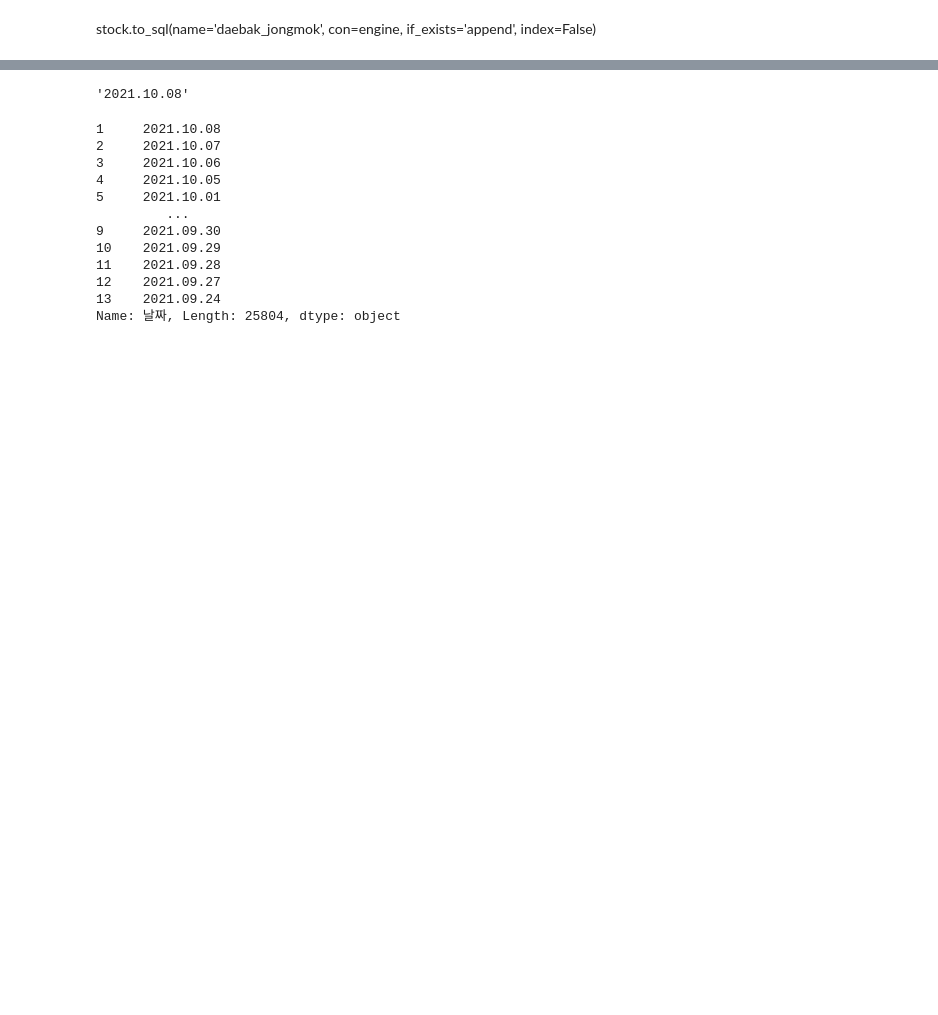
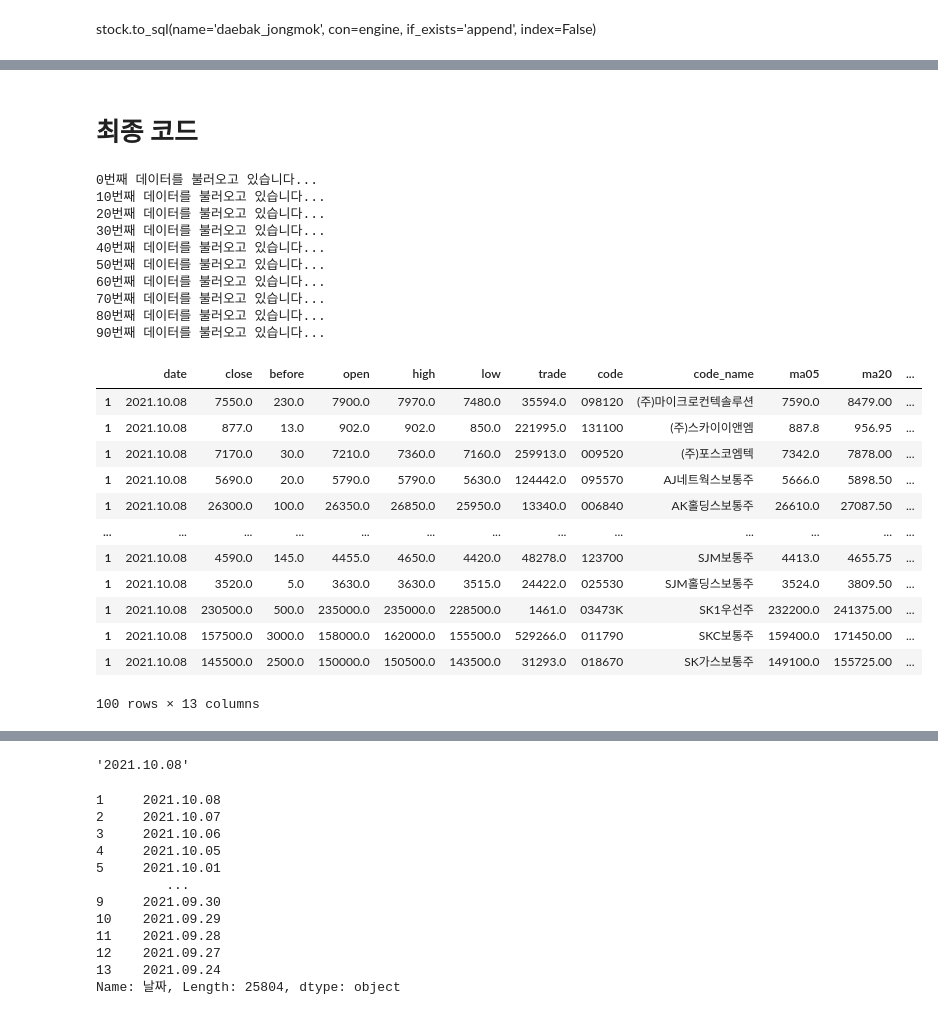
Before and after one commit to kimgchanwool/practice, a Jupyter notebook: 네이버 주식.ipynb, the cells around one changed output, grey strips where cells are left out. Drawn from its saved outputs; the diff is of its cells as text; code cells hidden in the pictures; blank space fills up the shorter version.

```diff
--- a/네이버 주식.ipynb
+++ b/네이버 주식.ipynb
@@ -405,0 +369,13 @@ for idx, cont in master.iterrows():
+# %%
+url_post = 'http://data.krx.co.kr/comm/bldAttendant/getJsonData.cmd'
+
+payload = {'bld': 'dbms/MDC/STAT/standard/MDCSTAT01901',
+'mktId': 'ALL',
+'share': '1',
+'csvxls_isNo': 'false'}
+
+r2 = requests.post(url_post, headers=head, data=payload)
+
+r2.json()['OutBlock_1'] #딕셔너리는 데이터프레임으로 만들 수 있음
+
+master = pd.DataFrame(r2.json()['OutBlock_1'])
@@ -405,0 +396,55 @@ for idx, cont in master.iterrows():
+# %% [markdown]
+# 최종 코드
+# %%
+stock_url = "https://finance.naver.com/item/sise_day.naver?code={}&page={}"
+head = {"User-Agent": "Mozilla/5.0 (Windows NT 10.0; Win64; x64) AppleWebKit/537.36 (KHTML, like Gecko) Chrome/94.0.4606.71 Safari/537.36"}
+total = []
+
+for i, code in enumerate(master.values[:100]):
+    if i % 10 == 0:
+        print(f'{i}번째 데이터를 불러오고 있습니다...')
+    try:
+        nows = []
+        for x in range(1, 13):
+            r = requests.get(stock_url.format(code[1], x), headers=head)
+            now_code = pd.DataFrame(code.reshape(1, 12), columns=['~', 'code', 'code_name', '~', '~', 'date', '~', '~', '~' ,'~', '~', '~'])[['code' ,'code_name']]
+            now = pd.read_html(r.text)[0].dropna()
+            now['code'] = now_code.code.to_list()[0]
+            now['code_name'] = now_code.code_name.to_list()[0]
+            nows.append(now)
+        df1 = pd.concat(nows)
+        df1 = df1.sort_values(by='날짜')
+        df1['ma05'] = df1.종가.rolling(5).mean()
+        df1['ma20'] = df1.종가.rolling(20).mean()
+        df1['ma60'] = df1.종가.rolling(60).mean()
+        df1['ma120'] = df1.종가.rolling(120).mean()
+        total.append(df1.iloc[-1:])
+    except:
+        print('error')
+daebak = pd.concat(total)
+daebak.columns = ['date', 'close', 'before', 'open', 'high', 'low', 'trade', 'code', 'code_name', 'ma05', 'ma20', 'ma60', 'ma120']
+daebak
+# %% [output]
+0번째 데이터를 불러오고 있습니다...
+10번째 데이터를 불러오고 있습니다...
+20번째 데이터를 불러오고 있습니다...
+30번째 데이터를 불러오고 있습니다...
+40번째 데이터를 불러오고 있습니다...
+50번째 데이터를 불러오고 있습니다...
+60번째 데이터를 불러오고 있습니다...
+70번째 데이터를 불러오고 있습니다...
+80번째 데이터를 불러오고 있습니다...
+90번째 데이터를 불러오고 있습니다...
+|  | date | close | before | open | high | low | trade | code | code_name | ma05 | ma20 | ... |
+| 1 | 2021.10.08 | 7550.0 | 230.0 | 7900.0 | 7970.0 | 7480.0 | 35594.0 | 098120 | (주)마이크로컨텍솔루션 | 7590.0 | 8479.00 | ... |
+| 1 | 2021.10.08 | 877.0 | 13.0 | 902.0 | 902.0 | 850.0 | 221995.0 | 131100 | (주)스카이이앤엠 | 887.8 | 956.95 | ... |
+| 1 | 2021.10.08 | 7170.0 | 30.0 | 7210.0 | 7360.0 | 7160.0 | 259913.0 | 009520 | (주)포스코엠텍 | 7342.0 | 7878.00 | ... |
+| 1 | 2021.10.08 | 5690.0 | 20.0 | 5790.0 | 5790.0 | 5630.0 | 124442.0 | 095570 | AJ네트웍스보통주 | 5666.0 | 5898.50 | ... |
+| 1 | 2021.10.08 | 26300.0 | 100.0 | 26350.0 | 26850.0 | 25950.0 | 13340.0 | 006840 | AK홀딩스보통주 | 26610.0 | 27087.50 | ... |
+| ... | ... | ... | ... | ... | ... | ... | ... | ... | ... | ... | ... | ... |
+| 1 | 2021.10.08 | 4590.0 | 145.0 | 4455.0 | 4650.0 | 4420.0 | 48278.0 | 123700 | SJM보통주 | 4413.0 | 4655.75 | ... |
+| 1 | 2021.10.08 | 3520.0 | 5.0 | 3630.0 | 3630.0 | 3515.0 | 24422.0 | 025530 | SJM홀딩스보통주 | 3524.0 | 3809.50 | ... |
+| 1 | 2021.10.08 | 230500.0 | 500.0 | 235000.0 | 235000.0 | 228500.0 | 1461.0 | 03473K | SK1우선주 | 232200.0 | 241375.00 | ... |
+| 1 | 2021.10.08 | 157500.0 | 3000.0 | 158000.0 | 162000.0 | 155500.0 | 529266.0 | 011790 | SKC보통주 | 159400.0 | 171450.00 | ... |
+| 1 | 2021.10.08 | 145500.0 | 2500.0 | 150000.0 | 150500.0 | 143500.0 | 31293.0 | 018670 | SK가스보통주 | 149100.0 | 155725.00 | ... |
+100 rows × 13 columns
```
Also changed, not shown: parts of 52 cells of this notebook, 40 other files.
